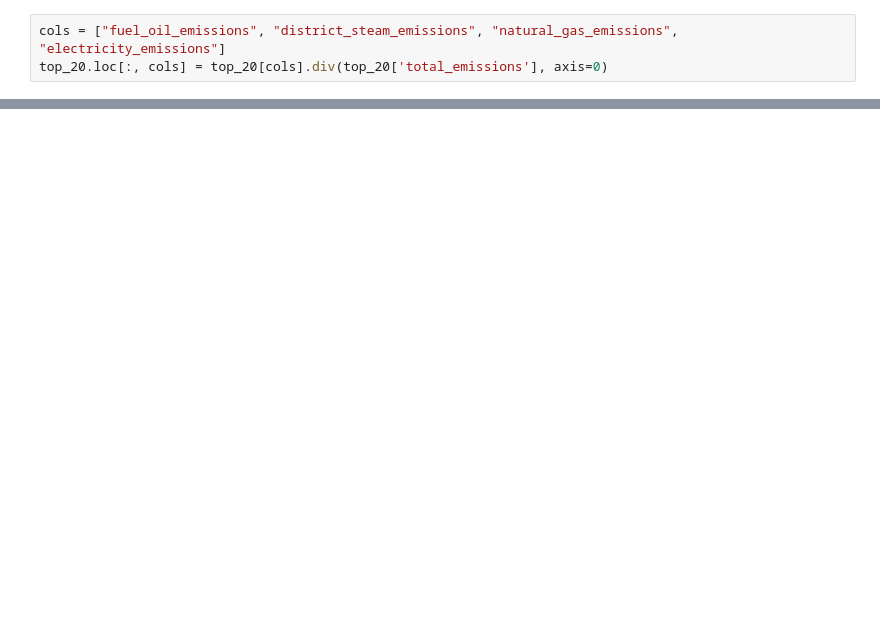
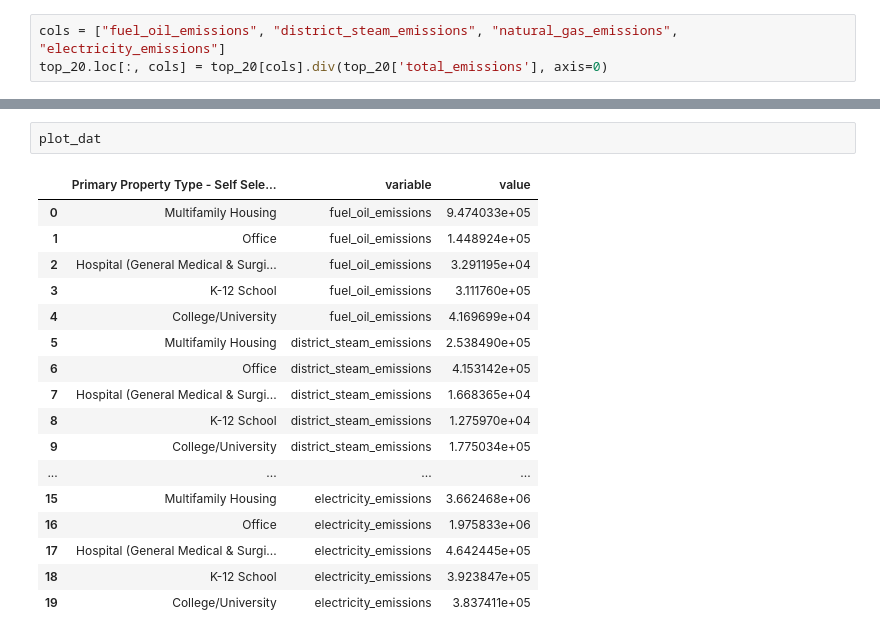
Before and after one commit to tsdataclinic/Building-Emissions, a Jupyter notebook: notebooks/overall_emssions.ipynb, the cells around one changed output, grey strips where cells are left out. Drawn from its saved outputs; the diff is of its cells as text; blank space fills up the shorter version.

```diff
--- a/notebooks/overall_emssions.ipynb
+++ b/notebooks/overall_emssions.ipynb
@@ -126,0 +131,20 @@ top_20
+# %%
+plot_dat
+# %% [output]
+|  | Primary Property Type - Self Sele... | variable | value |
+| 0 | Multifamily Housing | fuel_oil_emissions | 9.474033e+05 |
+| 1 | Office | fuel_oil_emissions | 1.448924e+05 |
+| 2 | Hospital (General Medical & Surgi... | fuel_oil_emissions | 3.291195e+04 |
+| 3 | K-12 School | fuel_oil_emissions | 3.111760e+05 |
+| 4 | College/University | fuel_oil_emissions | 4.169699e+04 |
+| 5 | Multifamily Housing | district_steam_emissions | 2.538490e+05 |
+| 6 | Office | district_steam_emissions | 4.153142e+05 |
+| 7 | Hospital (General Medical & Surgi... | district_steam_emissions | 1.668365e+04 |
+| 8 | K-12 School | district_steam_emissions | 1.275970e+04 |
+| 9 | College/University | district_steam_emissions | 1.775034e+05 |
+| ... | ... | ... | ... |
+| 15 | Multifamily Housing | electricity_emissions | 3.662468e+06 |
+| 16 | Office | electricity_emissions | 1.975833e+06 |
+| 17 | Hospital (General Medical & Surgi... | electricity_emissions | 4.642445e+05 |
+| 18 | K-12 School | electricity_emissions | 3.923847e+05 |
+| 19 | College/University | electricity_emissions | 3.837411e+05 |
```
Also changed, not shown: parts of 7 cells of this notebook, 4 other files.
